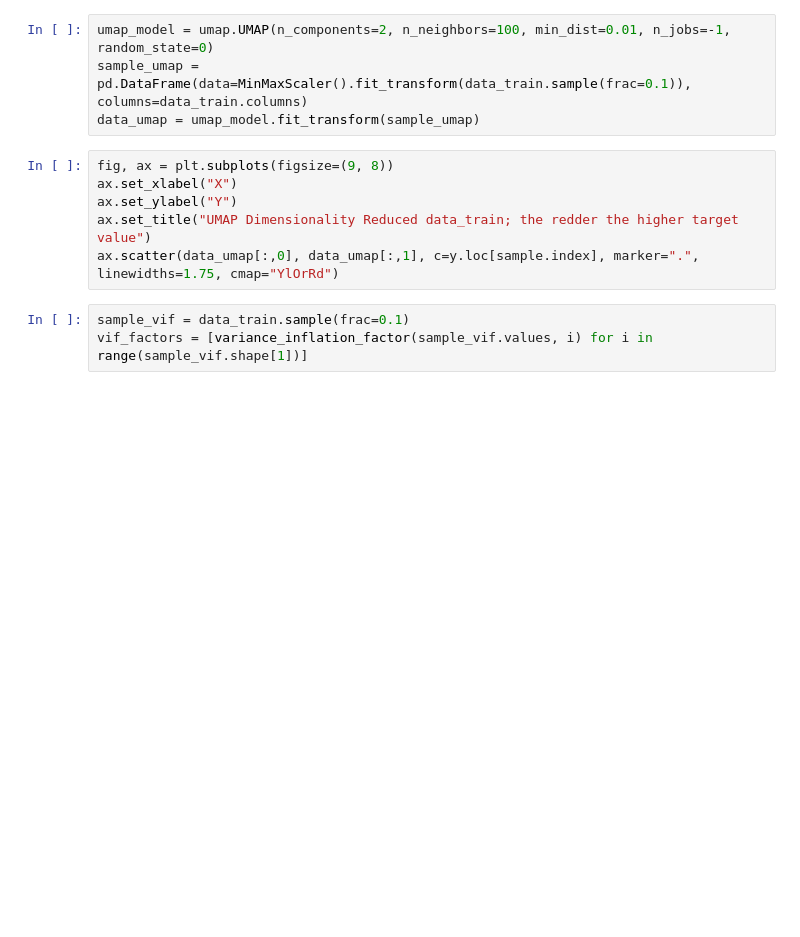
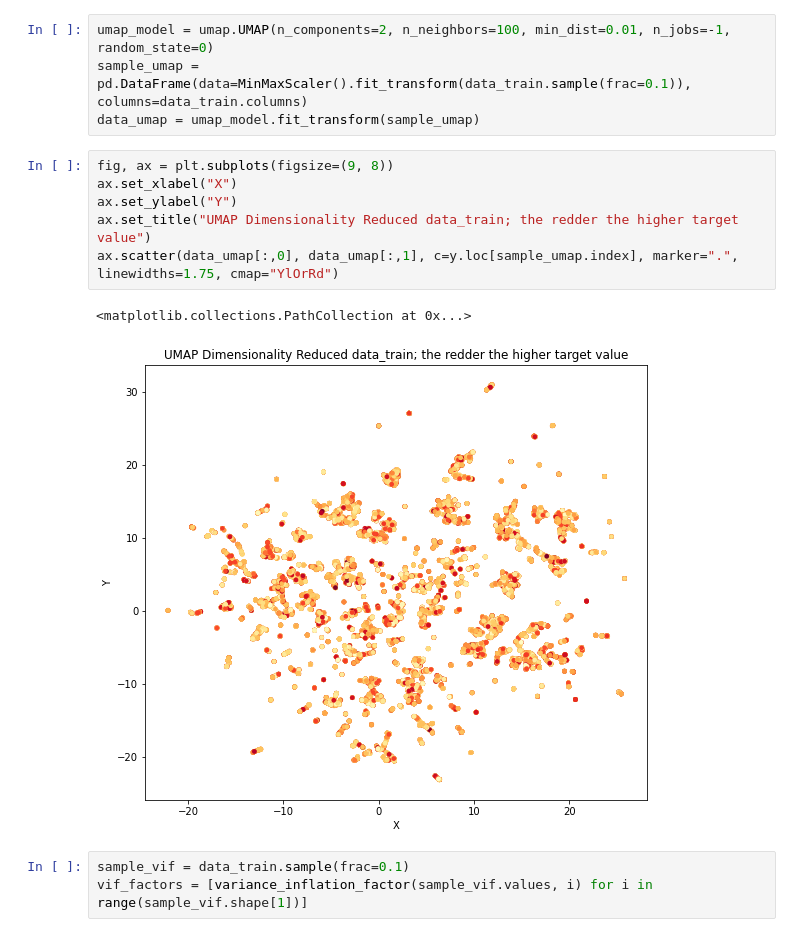
Before and after one commit to SanteriSuomi/Kaggle, a Jupyter notebook: BlackFridaySalesPrediction/BlackFridaySalesPrediction.ipynb, the cells around one changed output. Drawn from its saved outputs; the diff is of its cells as text; blank space fills up the shorter version.

```diff
--- a/BlackFridaySalesPrediction/BlackFridaySalesPrediction.ipynb
+++ b/BlackFridaySalesPrediction/BlackFridaySalesPrediction.ipynb
@@ -90,9 +158,12 @@ data_umap = umap_model.fit_transform(sample_umap)
 # %%
 fig, ax = plt.subplots(figsize=(9, 8))
 ax.set_xlabel("X")
 ax.set_ylabel("Y")
 ax.set_title("UMAP Dimensionality Reduced data_train; the redder the higher target value")
-ax.scatter(data_umap[:,0], data_umap[:,1], c=y.loc[sample.index], marker=".", linewidths=1.75, cmap="YlOrRd")
+ax.scatter(data_umap[:,0], data_umap[:,1], c=y.loc[sample_umap.index], marker=".", linewidths=1.75, cmap="YlOrRd")
+# %% [output]
+<matplotlib.collections.PathCollection at 0x...>
+[figure, added]
 # %%
 sample_vif = data_train.sample(frac=0.1)
 vif_factors = [variance_inflation_factor(sample_vif.values, i) for i in range(sample_vif.shape[1])]
```
Also changed, not shown: parts of 25 cells of this notebook, 1 other file.
